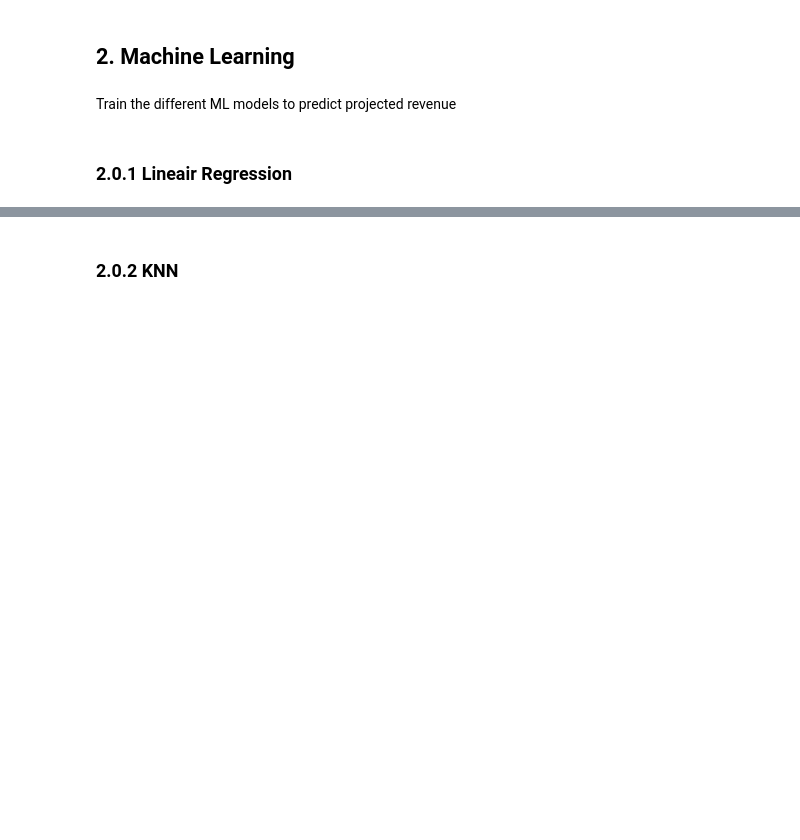
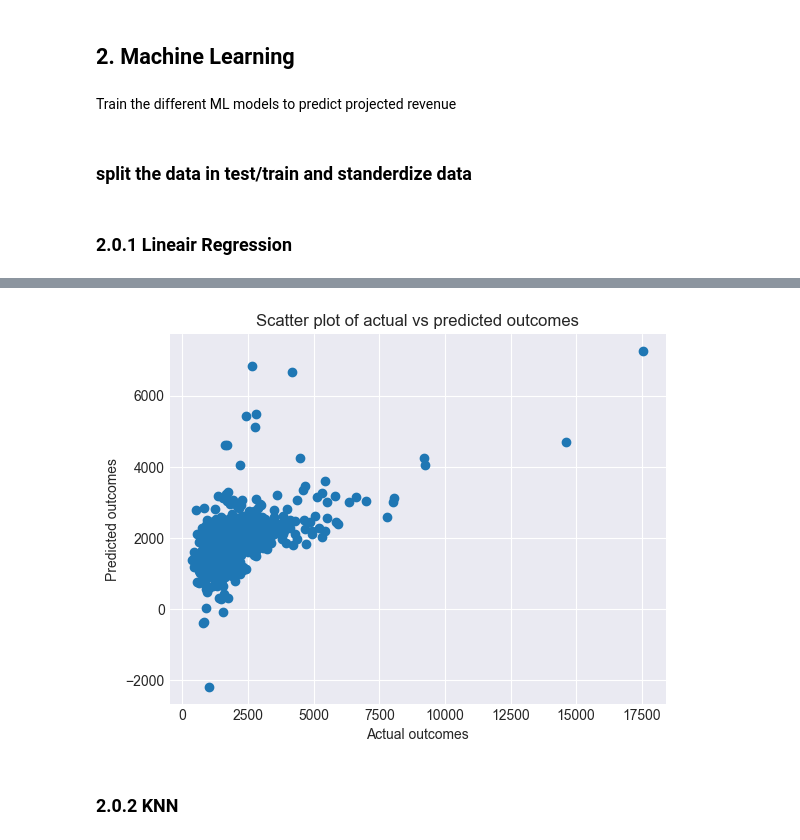
Before and after one commit to TomasHeyneman/Project-ML-, a Jupyter notebook: project.ipynb, the cells around one changed output, grey strips where cells are left out. Cells and saved outputs as stored; diff of their text form; code cells hidden in the pictures; blank space fills up the shorter version.

Commit message:
Revert "Revert "Merge branch 'main' of https://github.com/TomasHeyneman/Project-ML-""
This reverts commit af6bd2ccfe5461e81c2df92612aa6f74d6d0a034.

```diff
--- a/project.ipynb
+++ b/project.ipynb
@@ -436,37 +436,56 @@ No unwanted outliers found
 ## 2. Machine Learning
 # %% [markdown]
 Train the different ML models to predict projected revenue
+# %% [markdown]
+### split the data in test/train and standerdize data
+# %%
+from sklearn.preprocessing import StandardScaler
+
+X = train
+X = X.drop(['outcome_damage_amount', 'outcome_damage_inc', 'outcome_profit'], axis=1)
+y = train['outcome_profit']
+X_train, X_test, y_train, y_test = train_test_split(X, y, test_size=0.2, random_state=42)
+
+num_feat = X_train.select_dtypes(include=['int64', 'float64']).columns
+
+scaler = StandardScaler()
+scaler.fit(X_train[num_feat])
+
+X_train_stan = X_train.copy()
+X_test_stan = X_test.copy()
+
+X_train_stan[num_feat] = scaler.transform(X_train[num_feat])
+X_test_stan[num_feat] = scaler.transform(X_test[num_feat])
 # %% [markdown]
 ### 2.0.1 Lineair Regression
 # %%
-# # Dit algoritme heeft een score van 0.2842767456180185
-# # Split the dataset into training and testing sets
+# Dit algoritme heeft een score van 0.2842767456180185
 
-# X = train
-# X = X.drop(['outcome_damage_amount', 'outcome_damage_inc', 'outcome_profit'], axis=1)
-# y = train['outcome_profit']
-# X_train, X_test, y_train, y_test = train_test_split(X, y, test_size=0.2, random_state=42)
+# Train a linear regression model
+LRmodel = LinearRegression()
+LRmodel.fit(X_train, y_train)
 
-# # Standardize the features
-# scaler = StandardScaler()
-# X_train = scaler.fit_transform(X_train)
-# X_test = scaler.transform(X_test)
+# Evaluate the model on the testing set
+testScore = LRmodel.score(X_test, y_test)
+print('R^2 score on testing set:', testScore)
 
-# # Train a linear regression model
-# model = LinearRegression()
-# model.fit(X_train, y_train)
+LRy_pred = LRmodel.predict(X_test)
 
-# # Evaluate the model on the testing set
-# testScore = model.score(X_test, y_test)
-# print('R^2 score on testing set:', testScore)
 
-# # Predict the projected revenue for the 500 applicants
+# Predict the projected revenue for the 500 applicants
 
-# score = scaler.transform(score)
-# predictions = model.predict(score)
+LRscore = scaler.transform(score)
+LRpredictions = LRmodel.predict(LRscore)
 
-# # Sort the predictions in descending order
-# sorted_index = np.argsort(predictions)[::-1]
-# sorted_predictions = predictions[sorted_index]
+# Sort the predictions in descending order
+sorted_index = np.argsort(LRpredictions)[::-1]
+LRsorted_predictions = LRpredictions[sorted_index]
 
-# print(sorted_predictions)
+print(LRsorted_predictions)
+
+plt.scatter(y_test, LRy_pred)
+plt.xlabel('Actual outcomes')
+plt.ylabel('Predicted outcomes')
+plt.title('Scatter plot of actual vs predicted outcomes')
+plt.show()
+# %% [output]
@@ -473,3 +509,4 @@ Train the different ML models to predict projected revenue
+[figure, added]
 # %% [markdown]
 ### 2.0.2 KNN
 # %%
```
Also changed, not shown: parts of 24 cells of this notebook.
